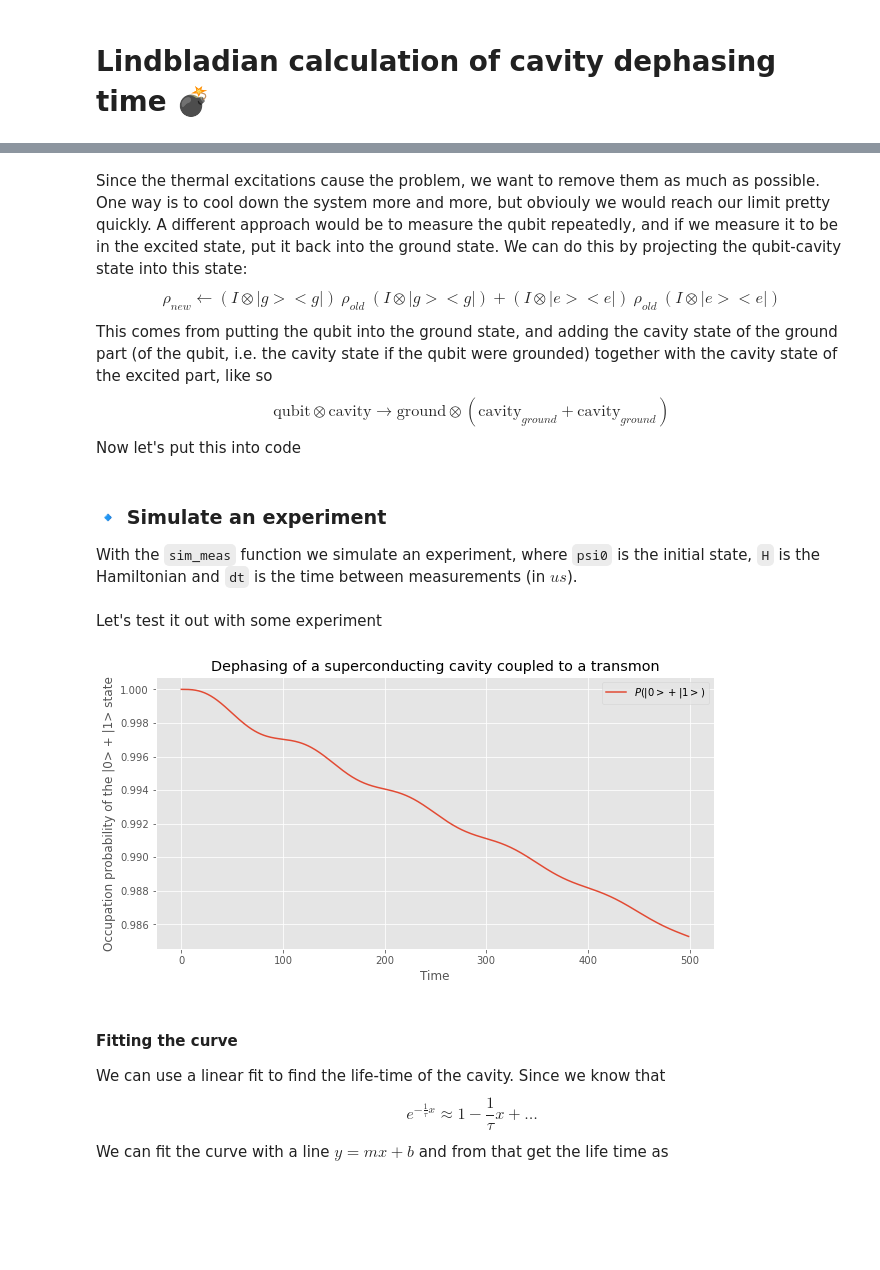
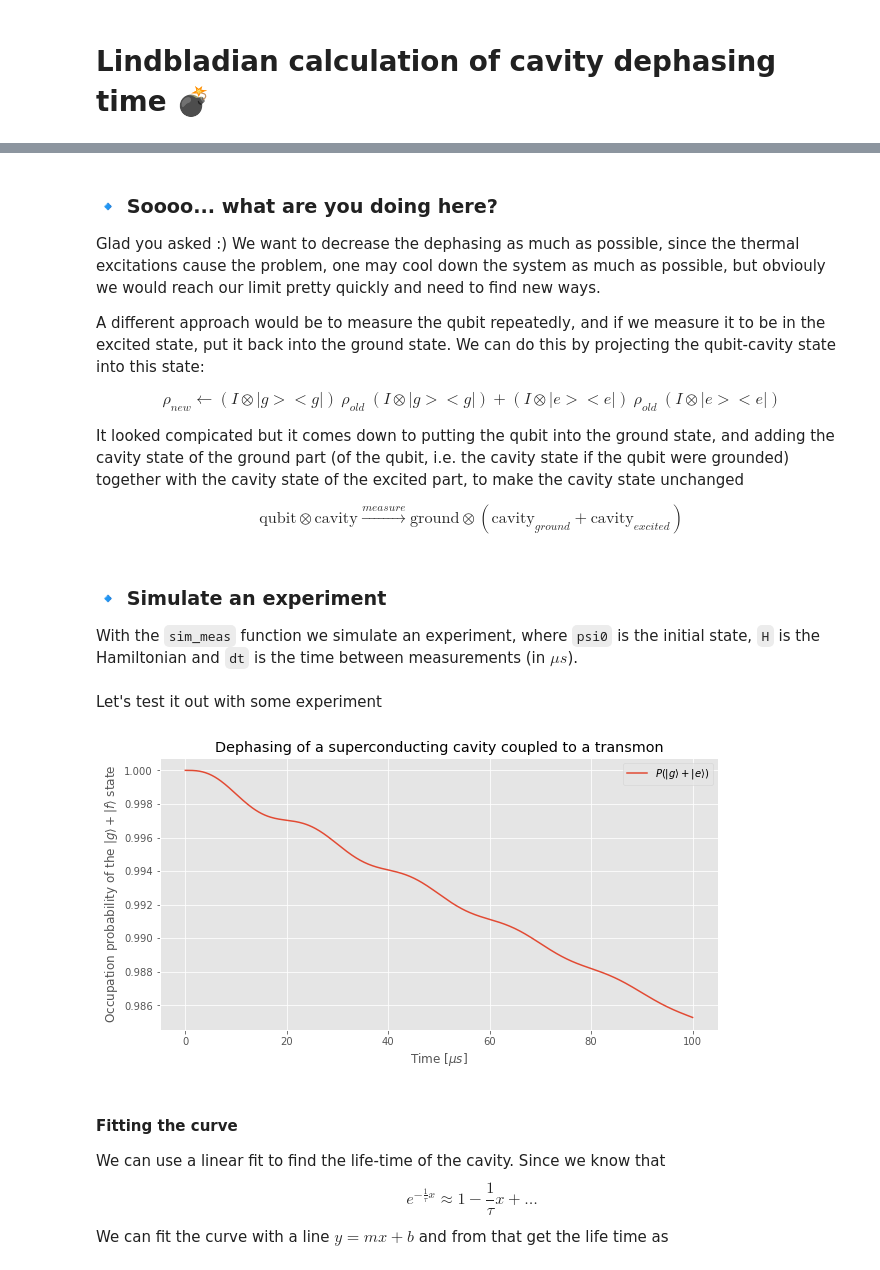
Before and after one commit to DanielCohenHillel/Cavity-Analysis, a Jupyter notebook: dephasing/dephasing.ipynb, the cells around one changed output, grey strips where cells are left out. Cells and saved outputs as stored; diff of their text form; code cells hidden in the pictures; blank space fills up the shorter version.

```diff
--- a/dephasing/dephasing.ipynb
+++ b/dephasing/dephasing.ipynb
@@ -94,15 +136,23 @@ c_ops = [
     np.sqrt(0.5*gamma*n_th_a) * sm.dag(),  # qubit excitation  (Thermal)
 ]
 # %% [markdown]
-Since the thermal excitations cause the problem, we want to remove them as much as possible. One way is to cool down the system more and more, but obviouly we would reach our limit pretty quickly.
-A different approach would be to measure the qubit repeatedly, and if we measure it to be in the excited state, put it back into the ground state. We can do this by projecting the qubit-cavity state into this state:
+### 🔹 Soooo... what are you doing here?
+
+Glad you asked :) We want to decrease the dephasing as much as possible, since the thermal excitations cause the problem, one may cool down the system as much
+as possible, but obviouly we would reach our limit pretty quickly and need to find new ways.
+
+A different approach would be to measure the qubit repeatedly, and if we measure it to be in the excited state, put it back into the ground state.
+We can do this by projecting the qubit-cavity state into this state:
+
 $$\rho_{new} \leftarrow (I \otimes |g><g|)\ \rho_{old}\ (I\otimes|g><g|) + (I \otimes |e><e|)\ \rho_{old}\ (I \otimes |e><e|)$$
-This comes from putting the qubit into the ground state, and adding the cavity state of the ground part (of the qubit, i.e. the cavity state if the qubit were grounded) together with the cavity state of the excited part, like so
-$$\text{qubit} \otimes\text{cavity} \rightarrow \text{ground} \otimes (\text{cavity}_{ground} +  \text{cavity}_{ground})$$
-Now let's put this into code
+
+It looked compicated but it comes down to putting the qubit into the ground state, and adding the cavity state of the ground part (of the qubit, i.e. the cavity state if the qubit were grounded) together with the cavity state of the excited part, to make the cavity state unchanged
+
+$$\text{qubit} \otimes\text{cavity} \xrightarrow{\textit{measure}} \text{ground} \otimes (\text{cavity}_{ground} +  \text{cavity}_{excited})$$
 # %% [markdown]
 ### 🔹 Simulate an experiment
-With the `sim_meas` function we simulate an experiment, where `psi0` is the initial state, `H` is the Hamiltonian and `dt` is the time between measurements (in $us$).
+
+With the `sim_meas` function we simulate an experiment, where `psi0` is the initial state, `H` is the Hamiltonian and `dt` is the time between measurements (in $\mu s$).
 # %%
 def sim_meas(psi0, H, dt):
     """Simulate the system and do a measurment each dt time step, each measurment project the qubit state to the ground state"""
@@ -123,14 +172,14 @@ n = [abs(np.trace(state*(psi0+psi_e+psi_f))) for state in states]
 # %%
 fig, ax = plt.subplots(figsize=(10,5))
 
-ax.plot(n)            # P(|0>+|1> X |g> + |0>+|1> X |e>)
+ax.plot(tlist, n)            # P(|0>+|1> X |g> + |0>+|1> X |e>)
 
-ax.legend(["$P(|0>+|1>)$"])
-ax.set_xlabel('Time')
-ax.set_ylabel('Occupation probability of the |0> + |1> state')
+ax.legend([r"$P(| g \rangle + | e \rangle)$"])
+ax.set_xlabel(r'Time [$\mu s$]')
+ax.set_ylabel(r'Occupation probability of the $| g \rangle + | f \rangle$ state')
 ax.set_title('Dephasing of a superconducting cavity coupled to a transmon');
 # %% [output]
-[figure, old version]
+[figure, new version]
 # %% [markdown]
 #### Fitting the curve
 We can use a linear fit to find the life-time of the cavity. Since we know that
```
Also changed, not shown: parts of 22 cells of this notebook.
